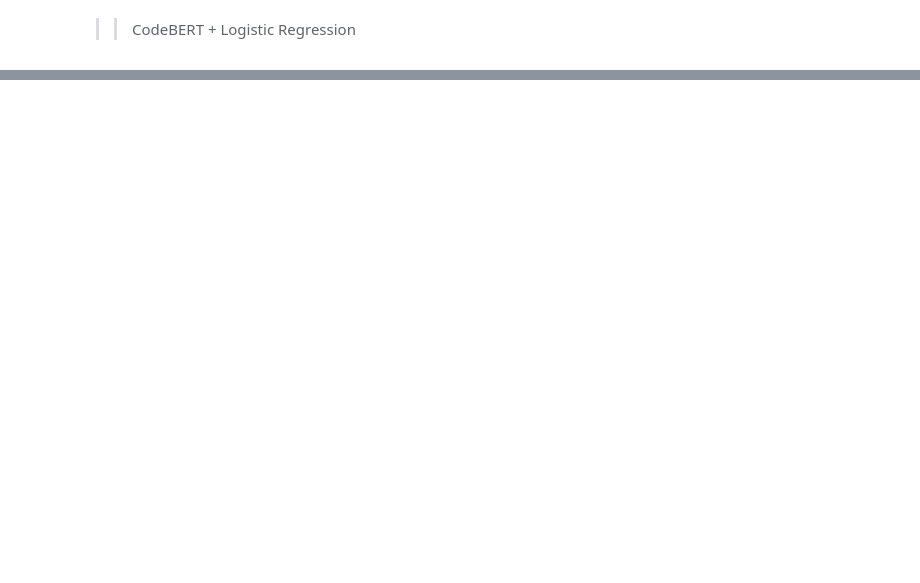
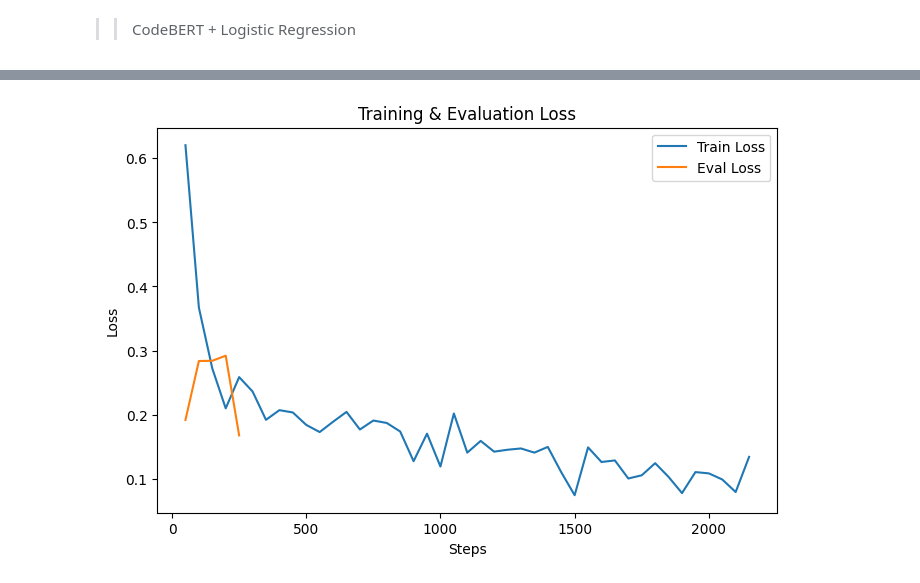
Before and after one commit to blackscythe123/IRSE, a Jupyter notebook: logistic_reg.ipynb, the cells around one changed output, grey strips where cells are left out. Cells and saved outputs as stored; diff of their text form; code cells hidden in the pictures; blank space fills up the shorter version.

```diff
--- a/logistic_reg.ipynb
+++ b/logistic_reg.ipynb
@@ -815,8 +836,11 @@ from transformers import (
 # ===============================
 # Load dataset
 # ===============================
-df = pd.read_csv("Code_Comment_Seed_Data.csv")
+df = pd.read_csv("Code_Comment_Seed_Data.csv", on_bad_lines='skip')
 df["text"] = df["Comments"].astype(str) + " " + df["Surrounding Code Context"].astype(str)
+
+# Remove rows where 'Class' is None before splitting for stratification
+df = df.dropna(subset=['Class'])
 
 print("Original class distribution:\n", df["Class"].value_counts())
 
@@ -915,0 +959,80 @@ You should probably TRAIN this model on a down-stream task to be able to use it
+# %%
+import matplotlib.pyplot as plt
+from sklearn.metrics import confusion_matrix, ConfusionMatrixDisplay, roc_curve, auc, precision_recall_curve
+
+# ===============================
+# 1. Plot Training Loss Curve
+# ===============================
+log_history = trainer.state.log_history
+train_loss = [x["loss"] for x in log_history if "loss" in x]
+eval_loss = [x["eval_loss"] for x in log_history if "eval_loss" in x]
+steps = [x["step"] for x in log_history if "loss" in x]
+
+plt.figure(figsize=(8,5))
+plt.plot(steps, train_loss, label="Train Loss")
+plt.plot(steps[:len(eval_loss)], eval_loss, label="Eval Loss")
+plt.xlabel("Steps")
+plt.ylabel("Loss")
+plt.title("Training & Evaluation Loss")
+plt.legend()
+plt.show()
+
+# ===============================
+# 2. Accuracy & F1 over Steps
+# ===============================
+eval_acc = [x["eval_accuracy"] for x in log_history if "eval_accuracy" in x]
+eval_f1 = [x["eval_f1"] for x in log_history if "eval_f1" in x]
+eval_steps = [x["step"] for x in log_history if "eval_accuracy" in x]
+
+plt.figure(figsize=(8,5))
+plt.plot(eval_steps, eval_acc, label="Eval Accuracy")
+plt.plot(eval_steps, eval_f1, label="Eval F1")
+plt.xlabel("Steps")
+plt.ylabel("Score")
+plt.title("Evaluation Accuracy & F1 Score")
+plt.legend()
+plt.show()
+
+# ===============================
+# 3. Confusion Matrix
+# ===============================
+preds = trainer.predict(test_tokenized)
+y_true = preds.label_ids
+y_pred = np.argmax(preds.predictions, axis=1)
+
+cm = confusion_matrix(y_true, y_pred)
+disp = ConfusionMatrixDisplay(confusion_matrix=cm, display_labels=["Not Useful", "Useful"])
+disp.plot(cmap="Blues")
+plt.title("Confusion Matrix (Test Set)")
+plt.show()
+
+# ===============================
+# 4. ROC Curve
+# ===============================
+y_scores = preds.predictions[:,1]  # probability of class "Useful"
+fpr, tpr, _ = roc_curve(y_true, y_scores)
+roc_auc = auc(fpr, tpr)
+
+plt.figure(figsize=(6,6))
+plt.plot(fpr, tpr, label=f"ROC curve (AUC = {roc_auc:.2f})")
+plt.plot([0,1],[0,1],"--", color="gray")
+plt.xlabel("False Positive Rate")
+plt.ylabel("True Positive Rate")
+plt.title("ROC Curve")
+plt.legend()
+plt.show()
+
+# ===============================
+# 5. Precision–Recall Curve
+# ===============================
+prec, rec, _ = precision_recall_curve(y_true, y_scores)
+
+plt.figure(figsize=(6,6))
+plt.plot(rec, prec, label="Precision-Recall curve")
+plt.xlabel("Recall")
+plt.ylabel("Precision")
+plt.title("Precision-Recall Curve")
+plt.legend()
+plt.show()
+# %% [output]
+[figure, added]
```
Also changed, not shown: parts of 3 cells of this notebook.
